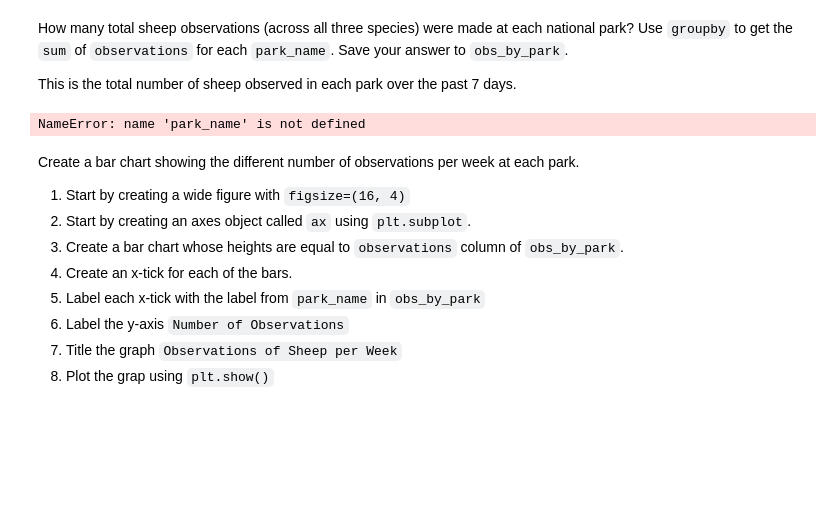
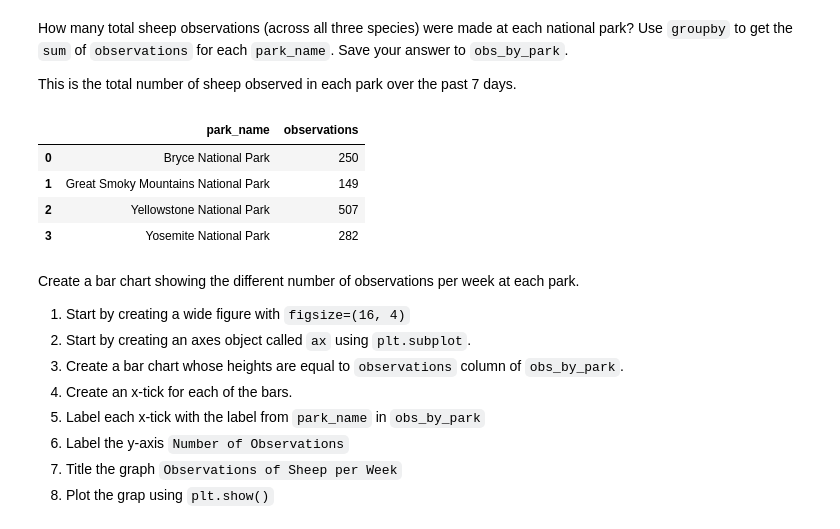
Before and after one commit to Travis-Purcell/Codecademy_Biodiversity, a Jupyter notebook: Biodiversity.ipynb, the cells around one changed output. Drawn from its saved outputs; the diff is of its cells as text; code cells hidden in the pictures; blank space fills up the shorter version.

```diff
--- a/Biodiversity.ipynb
+++ b/Biodiversity.ipynb
@@ -360,9 +360,14 @@ How many total sheep observations (across all three species) were made at each n
 
 This is the total number of sheep observed in each park over the past 7 days.
 # %%
-obs_by_park = sum(sheep_observations.observations.groupby(park_name))
+obs_by_park = sheep_observations.groupby('park_name').observations.sum().reset_index()
+obs_by_park
 # %% [output]
-NameError: name 'park_name' is not defined
+|  | park_name | observations |
+| 0 | Bryce National Park | 250 |
+| 1 | Great Smoky Mountains National Park | 149 |
+| 2 | Yellowstone National Park | 507 |
+| 3 | Yosemite National Park | 282 |
 # %% [markdown]
 Create a bar chart showing the different number of observations per week at each park.
 
```
Also changed, not shown: parts of 4 cells of this notebook.
